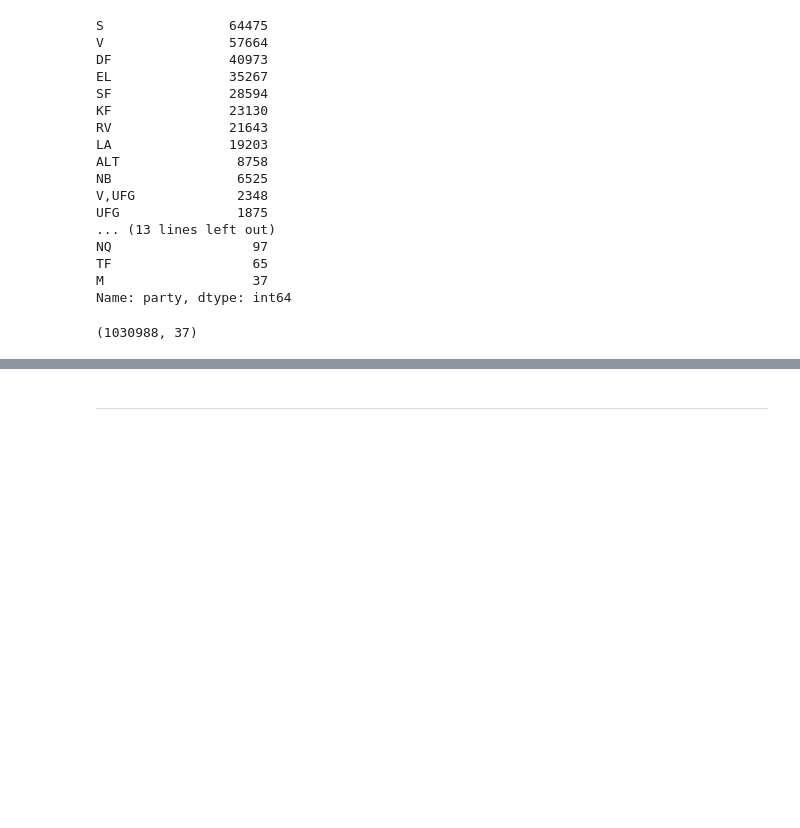
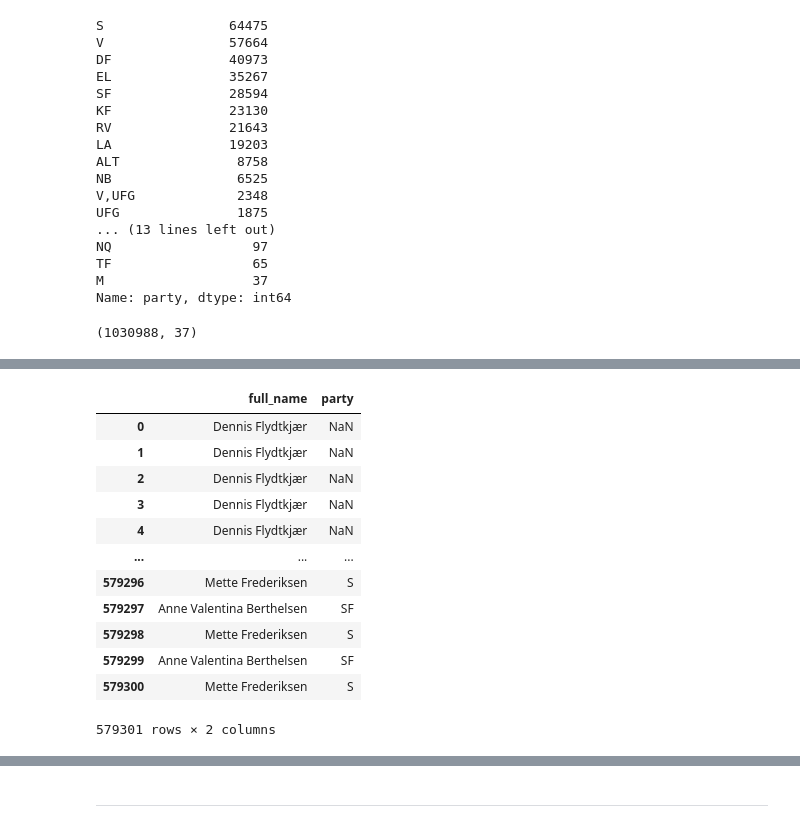
Before and after one commit to mathiasbruun/DCPA, a Jupyter notebook: infer_party.ipynb, the cells around one changed output, grey strips where cells are left out. Saved outputs shown, nothing was run; the diff lists cells and outputs as text; code cells hidden in the pictures; blank space fills up the shorter version.

```diff
--- a/infer_party.ipynb
+++ b/infer_party.ipynb
@@ -322,3 +217,0 @@ df[df['party'].isna()].shape
-# %%
-df = df.sort_values(by='full_name')
-df['party'] = df['party'].ffill()
@@ -344,0 +218,33 @@ df_test.loc[df_test['party'].isna(), ['full_name', 'party', 'part']].tail(7000)
+# %%
+party_handles = [
+    'KonservativeDK',
+    'KU_DK',
+    'radikale',
+    'radiaklungdom',
+    'LibaralAlliance',
+    'LiberalUngdomDK',
+    'SFpolitik',
+    'SF_Ungdom',
+    'Enhedslisten',
+    'sufnet',
+    'venstredk',
+    'VUngdom',
+    'Spolitik',
+    'DSU_1920',
+    'DanskDf1995',
+    'DFUngdom',
+    'alternativet_',
+    'AlternativeUnge',
+    'NyeBorgerlige',
+    'gronalliance',
+    'KDpolitik',
+    'moderaterne_dk',
+    'friegronne'
+]
+# %%
+df.loc[df['tw_handle'].isin(party_handles), ['level']] = 'party'
+# %%
+df_mps_parties = df.loc[
+    df['full_name'].isin(mps['name']) |
+    (df['level'] == 'party'),
+].reset_index(drop = True)
@@ -344,0 +325,16 @@ df_test.loc[df_test['party'].isna(), ['full_name', 'party', 'part']].tail(7000)
+# %%
+df_mps_parties[['full_name','party']]
+# %% [output]
+|  | full_name | party |
+| 0 | Dennis Flydtkjær | NaN |
+| 1 | Dennis Flydtkjær | NaN |
+| 2 | Dennis Flydtkjær | NaN |
+| 3 | Dennis Flydtkjær | NaN |
+| 4 | Dennis Flydtkjær | NaN |
+| ... | ... | ... |
+| 579296 | Mette Frederiksen | S |
+| 579297 | Anne Valentina Berthelsen | SF |
+| 579298 | Mette Frederiksen | S |
+| 579299 | Anne Valentina Berthelsen | SF |
+| 579300 | Mette Frederiksen | S |
+579301 rows × 2 columns
```
Also changed, not shown: parts of 40 cells of this notebook, 5 other files.
